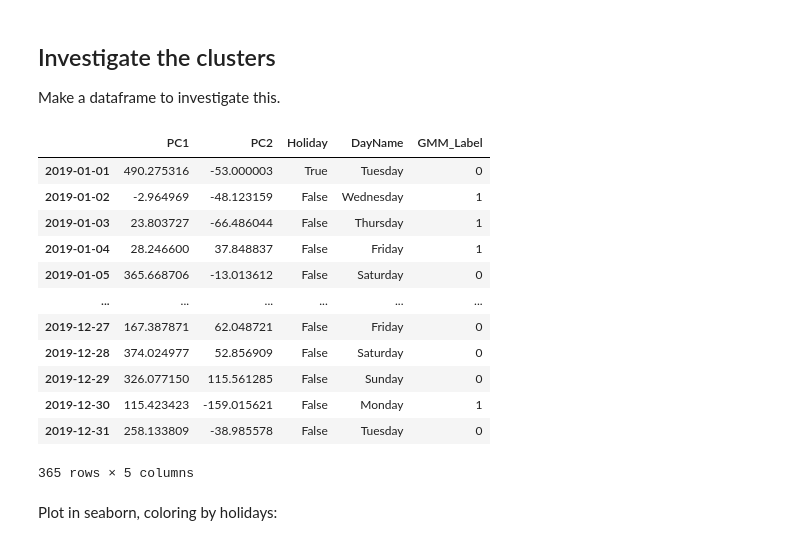
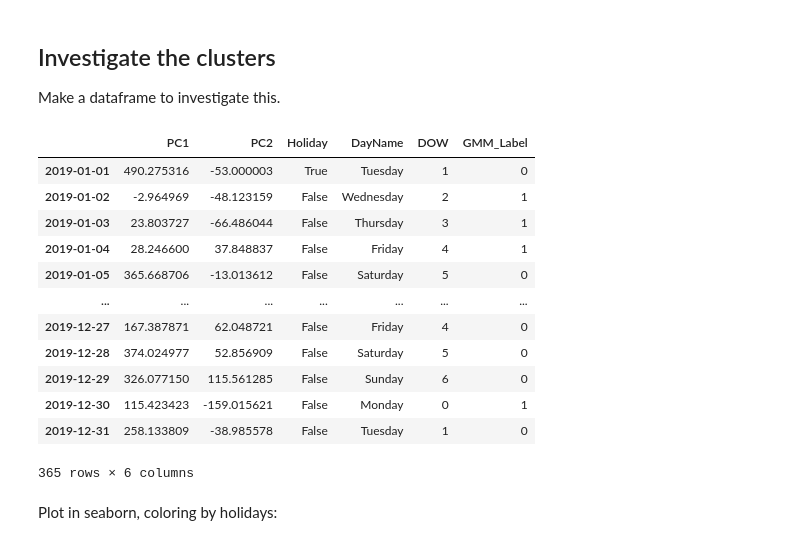
Before and after one commit to augustposch/seattle, a Jupyter notebook: notebooks/PCA_days.ipynb, the cells around one changed output. Saved outputs shown, nothing was run; the diff lists cells and outputs as text; code cells hidden in the pictures.

```diff
--- a/notebooks/PCA_days.ipynb
+++ b/notebooks/PCA_days.ipynb
@@ -157,31 +157,33 @@ dates2019 = pd.date_range("2019-01-01", periods=365, freq="D")
 # %%
 # day_pc_investigation
 
 day_pci = pd.DataFrame(data=day_pc[:,[0,1]], index=dates2019, columns=['PC1','PC2'])
 
 cal = USFederalHolidayCalendar()
 
 day_pci['Holiday'] = day_pci.index.isin(cal.holidays())
 
 day_pci['DayName'] = day_pci.index.day_name()
 
+day_pci['DOW'] = day_pci.index.day_of_week
+
 day_pci['GMM_Label'] = labels
 
 day_pci
 # %% [output]
-|  | PC1 | PC2 | Holiday | DayName | GMM_Label |
-| 2019-01-01 | 490.275316 | -53.000003 | True | Tuesday | 0 |
-| 2019-01-02 | -2.964969 | -48.123159 | False | Wednesday | 1 |
-| 2019-01-03 | 23.803727 | -66.486044 | False | Thursday | 1 |
-| 2019-01-04 | 28.246600 | 37.848837 | False | Friday | 1 |
-| 2019-01-05 | 365.668706 | -13.013612 | False | Saturday | 0 |
-| ... | ... | ... | ... | ... | ... |
-| 2019-12-27 | 167.387871 | 62.048721 | False | Friday | 0 |
-| 2019-12-28 | 374.024977 | 52.856909 | False | Saturday | 0 |
-| 2019-12-29 | 326.077150 | 115.561285 | False | Sunday | 0 |
-| 2019-12-30 | 115.423423 | -159.015621 | False | Monday | 1 |
-| 2019-12-31 | 258.133809 | -38.985578 | False | Tuesday | 0 |
+|  | PC1 | PC2 | Holiday | DayName | DOW | GMM_Label |
+| 2019-01-01 | 490.275316 | -53.000003 | True | Tuesday | 1 | 0 |
+| 2019-01-02 | -2.964969 | -48.123159 | False | Wednesday | 2 | 1 |
+| 2019-01-03 | 23.803727 | -66.486044 | False | Thursday | 3 | 1 |
+| 2019-01-04 | 28.246600 | 37.848837 | False | Friday | 4 | 1 |
+| 2019-01-05 | 365.668706 | -13.013612 | False | Saturday | 5 | 0 |
+| ... | ... | ... | ... | ... | ... | ... |
+| 2019-12-27 | 167.387871 | 62.048721 | False | Friday | 4 | 0 |
+| 2019-12-28 | 374.024977 | 52.856909 | False | Saturday | 5 | 0 |
+| 2019-12-29 | 326.077150 | 115.561285 | False | Sunday | 6 | 0 |
+| 2019-12-30 | 115.423423 | -159.015621 | False | Monday | 0 | 1 |
+| 2019-12-31 | 258.133809 | -38.985578 | False | Tuesday | 1 | 0 |
-365 rows × 5 columns
+365 rows × 6 columns
 # %% [markdown]
 Plot in seaborn, coloring by holidays:
 # %%
```
Also changed, not shown: parts of 1 cell of this notebook, 8 other files.
